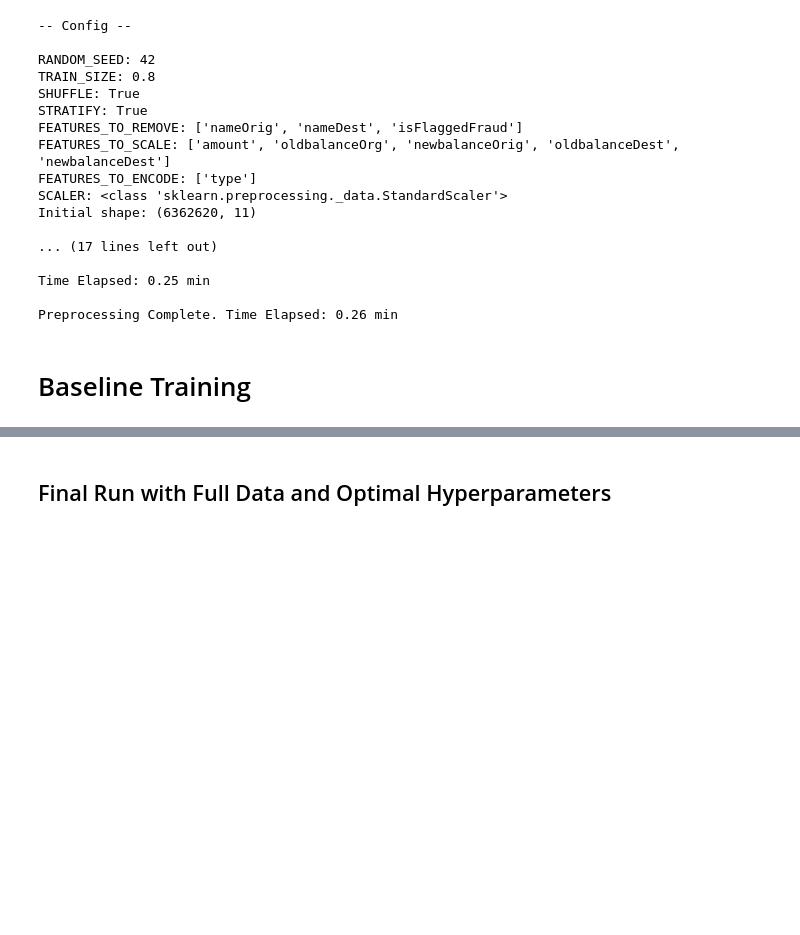
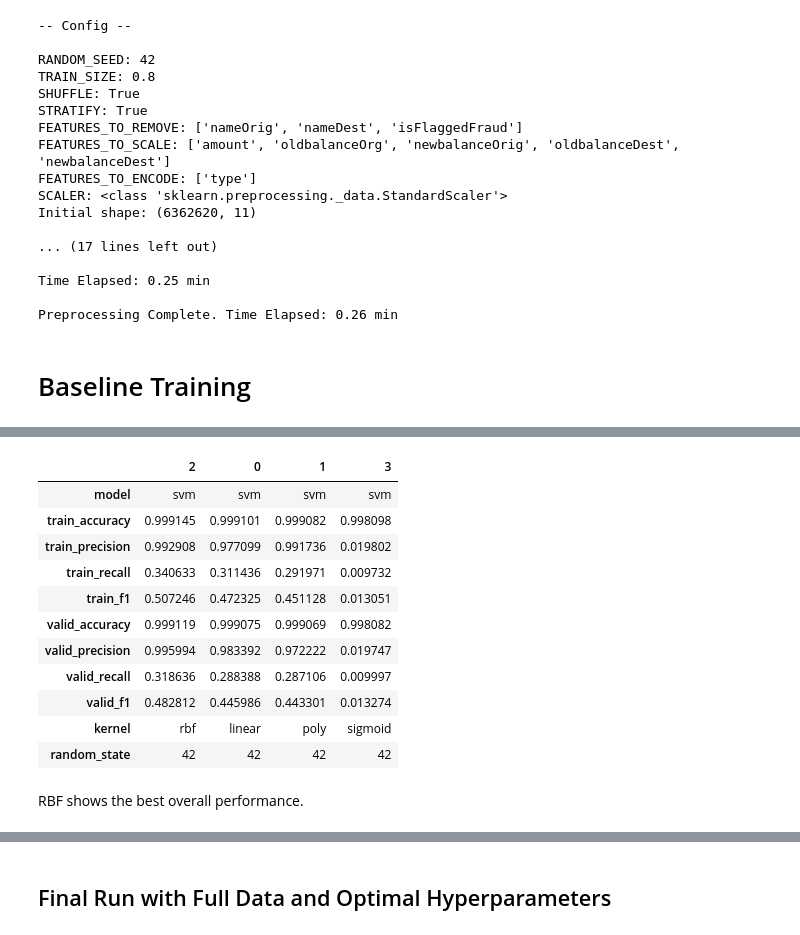
Before and after one commit to kac624/cuny, a Jupyter notebook: D622/hw3_svm/overview.ipynb, the cells around one changed output, grey strips where cells are left out. Saved outputs shown, nothing was run; the diff lists cells and outputs as text; code cells hidden in the pictures; blank space fills up the shorter version.

```diff
--- a/D622/hw3_svm/overview.ipynb
+++ b/D622/hw3_svm/overview.ipynb
@@ -191 +214,19 @@ Preprocessing Complete. Time Elapsed: 0.26 min
+# %%
+svm_results = pd.read_excel('logs/tuning_results_kernel.xlsx', engine='openpyxl', index_col=0, sheet_name='xgb')
+display(svm_results.sort_values(by='valid_f1', ascending=False).T)
+# %% [output]
+|  | 2 | 0 | 1 | 3 |
+| model | svm | svm | svm | svm |
+| train_accuracy | 0.999145 | 0.999101 | 0.999082 | 0.998098 |
+| train_precision | 0.992908 | 0.977099 | 0.991736 | 0.019802 |
+| train_recall | 0.340633 | 0.311436 | 0.291971 | 0.009732 |
+| train_f1 | 0.507246 | 0.472325 | 0.451128 | 0.013051 |
+| valid_accuracy | 0.999119 | 0.999075 | 0.999069 | 0.998082 |
+| valid_precision | 0.995994 | 0.983392 | 0.972222 | 0.019747 |
+| valid_recall | 0.318636 | 0.288388 | 0.287106 | 0.009997 |
+| valid_f1 | 0.482812 | 0.445986 | 0.443301 | 0.013274 |
+| kernel | rbf | linear | poly | sigmoid |
+| random_state | 42 | 42 | 42 | 42 |
+# %% [markdown]
+RBF shows the best overall performance.
 # %%
```
Also changed, not shown: parts of 22 cells of this notebook, 3 other files.
